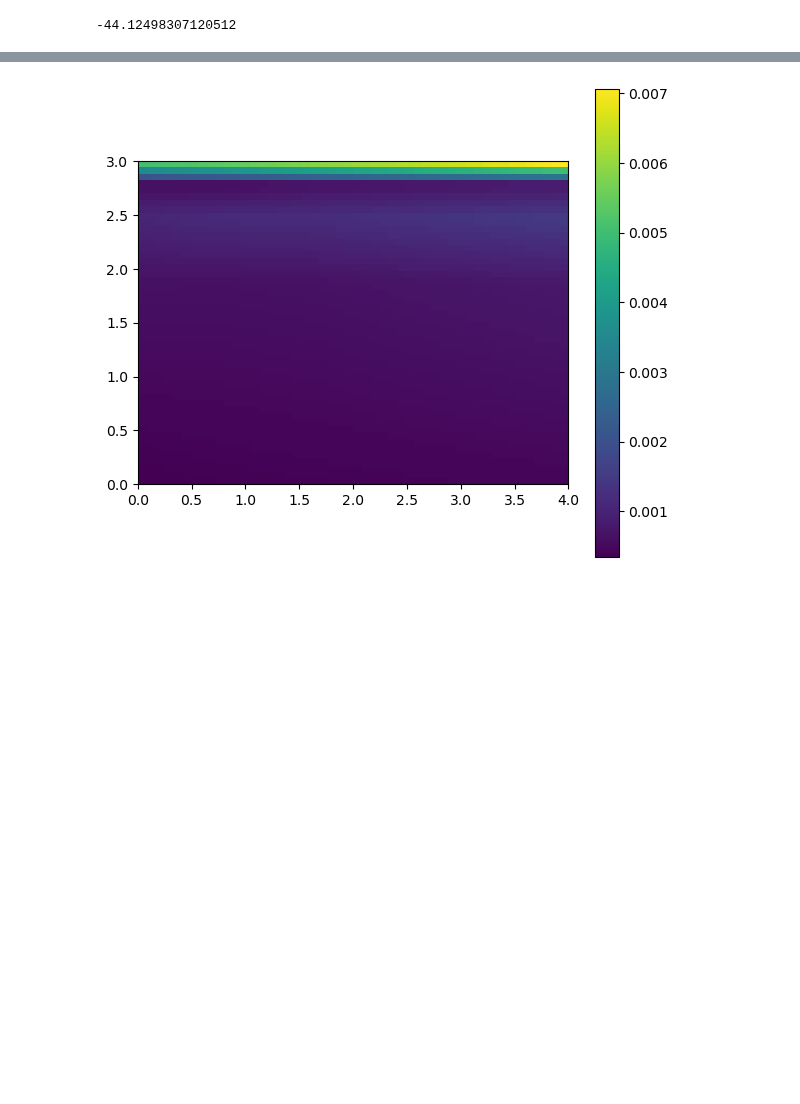
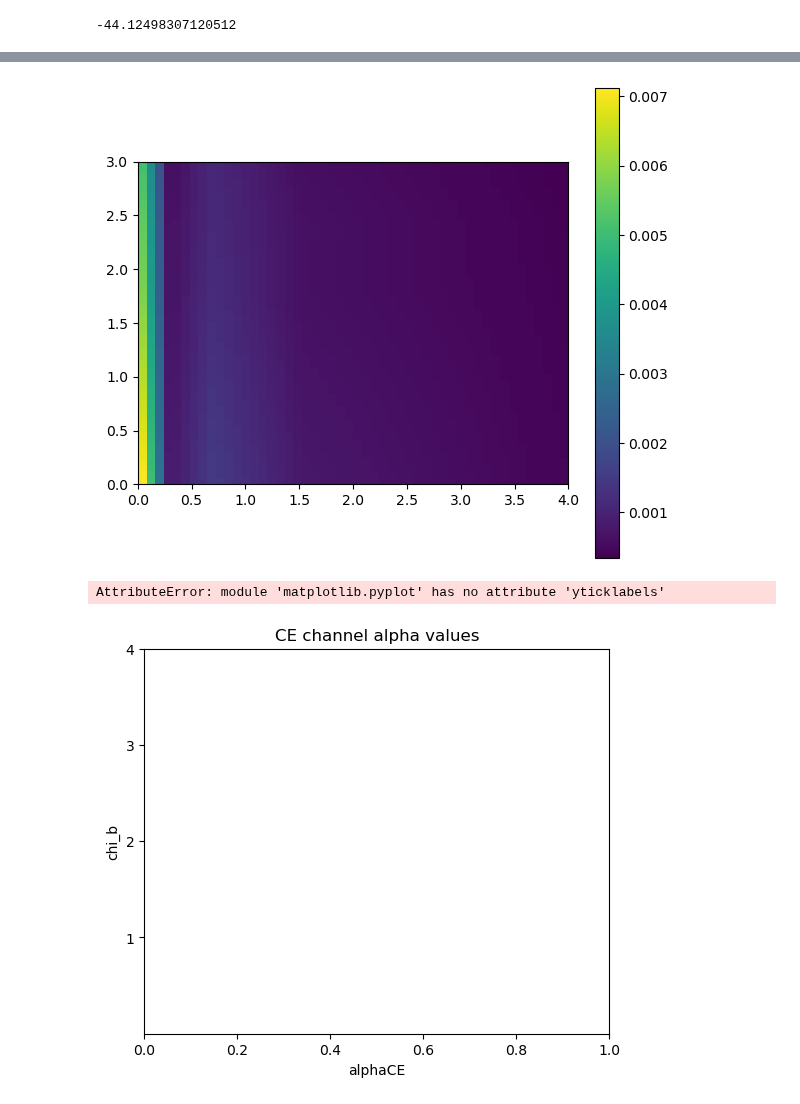
Before and after one commit to scolloms/AMAZE_model_selection, a Jupyter notebook: testing_notebooks/testing_inference.ipynb, the cells around one changed output, grey strips where cells are left out. Drawn from its saved outputs; the diff is of its cells as text; code cells hidden in the pictures; blank space fills up the shorter version.

```diff
--- a/testing_notebooks/testing_inference.ipynb
+++ b/testing_notebooks/testing_inference.ipynb
@@ -711,23 +740,33 @@ for label in ax.xaxis.get_ticklabels():
 # %%
 #interpolating alpha values
 
 plt.rcParams["figure.figsize"] = (6,5)
 fig2, ax2 = plt.subplots(1,1)
 
 
 grid_new_res = 50
 chi_b=[0.,0.1,0.2,0.5]
 alphaCE=[0.2,0.5,1.,2.,5.]
 f = np.zeros((50,50))
 
 for i,xb in enumerate(np.linspace(chi_b[0],chi_b[-1], grid_new_res)):
     for j,a in enumerate(np.linspace(alphaCE[0],alphaCE[-1], grid_new_res)):
         f[i,j] = pop_models['CE'].get_alpha([xb,a])
 
 
-contour=ax2.imshow(np.swapaxes(f, 0,1), extent=(0,4,0,3))
+contour=ax2.imshow(f, extent=(0,4,0,3))
 plt.colorbar(contour)
 plt.tight_layout()
 plt.show()
+plt.title('CE channel alpha values')
+plt.xlabel('alphaCE')
+plt.ylabel('chi_b')
+
+plt.yticks([1,2,3,4])
+plt.yticklabels(chi_b)
+plt.xticks([1,2,3,4,5])
+plt.xticklabels(['0.2','0.5','1.','2.', '5.'])
 # %% [output]
-[figure, old version]
+[figure, new version]
+AttributeError: module 'matplotlib.pyplot' has no attribute 'yticklabels'
+[figure, added]
```
Also changed, not shown: parts of 7 cells of this notebook.
